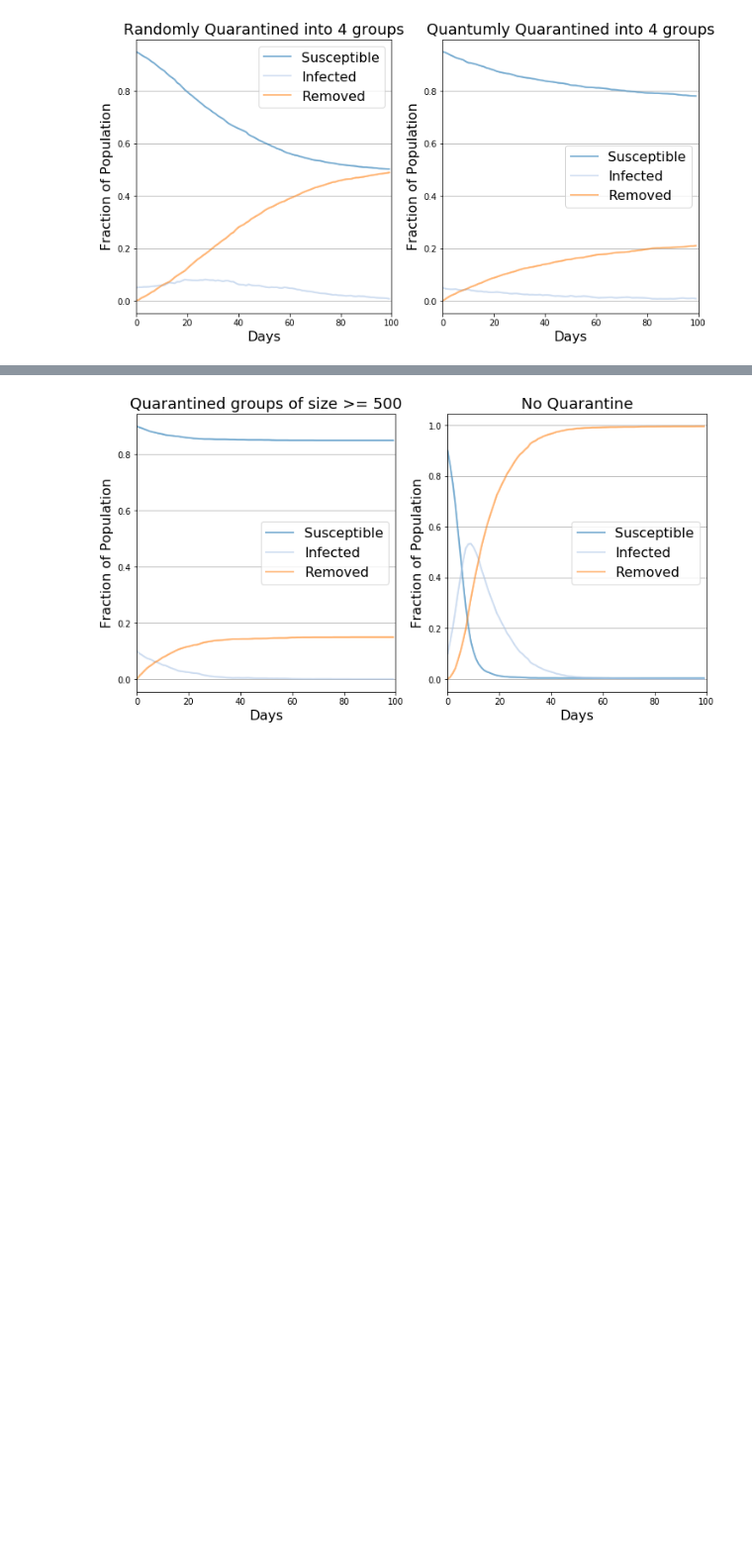
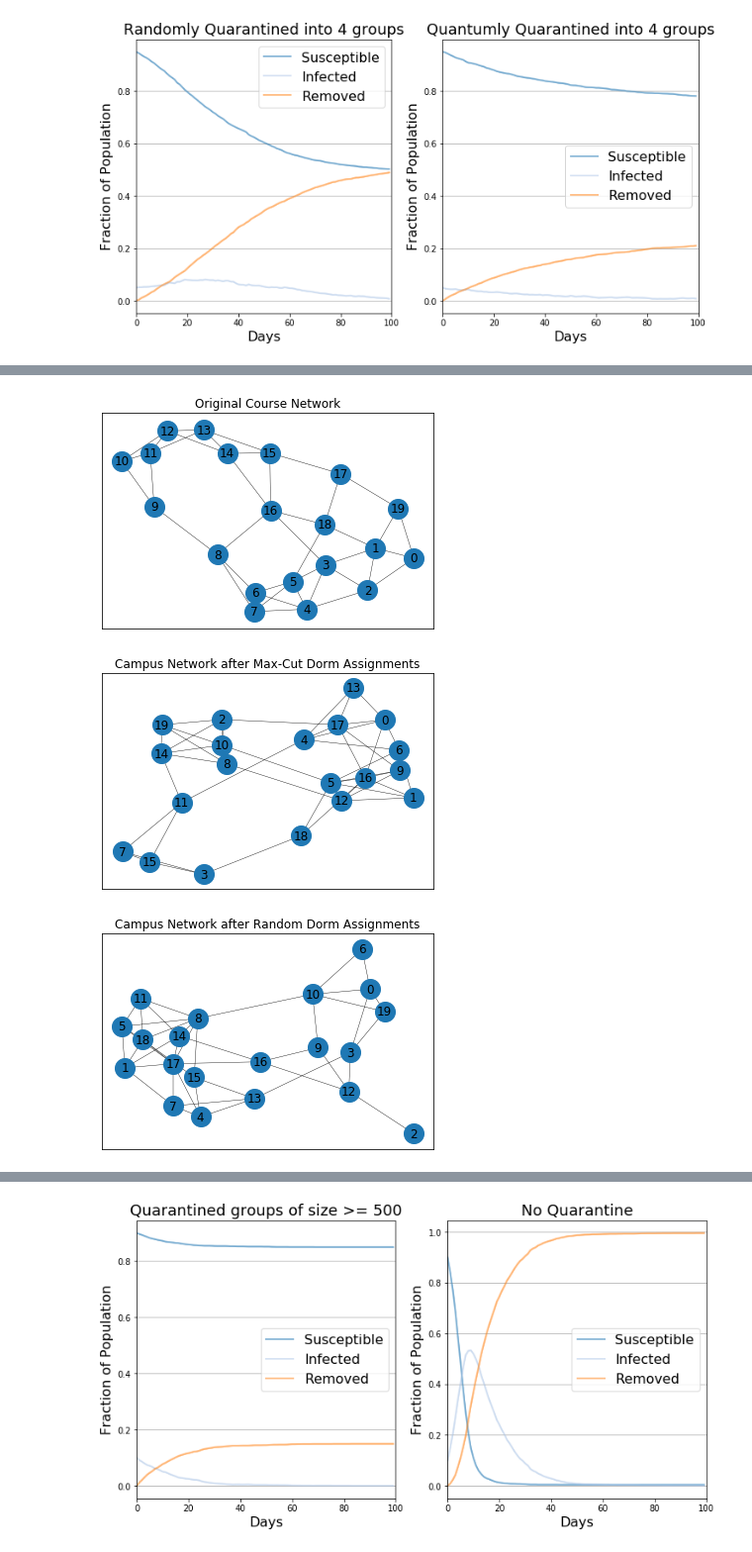
Before and after one commit to Andris-Huang/optimization, a Jupyter notebook: quarantine_maxcut/Using D-Wave to Determine College Campus Quarantine Groups.ipynb, the cells around one changed output, grey strips where cells are left out. Shown at 99% size. Drawn from its saved outputs; the diff is of its cells as text; code cells hidden in the pictures; blank space fills up the shorter version.

```diff
--- a/quarantine_maxcut/Using D-Wave to Determine College Campus Quarantine Groups.ipynb
+++ b/quarantine_maxcut/Using D-Wave to Determine College Campus Quarantine Groups.ipynb
@@ -334,6 +343,15 @@ plot_comparison(cornell_approx, cornell_approx_infected, r_infect = .6/cornell_a
 [figure]
 # %% [markdown]
 This looks promising, but let's compare it to a case of randomly breaking the population into 8 quarantine groups as a control
+# %%
+def random_grouping(G, num_groups):
+    """
+    Return a list of num_groups subgraphs of G of similar size and chosen randomly
+    """
+    group_nodes = [[] for _ in range(num_groups)]
+    for person in range(G.number_of_nodes()):
+        random.choice(group_nodes).append(person)
+    return [nx.Graph.subgraph(G, nodes) for nodes in group_nodes]
 # %%
 def plot_random_unquarantined_comparison(G, infected, num_groups_list=[8], r_infect=0.001, r_recover=0.01, iterations = 100, weighted = False):
     """
@@ -421,0 +451,5 @@ Quantum quarantining into 4 groups saves over half of the students compared to r
+# %%
+toyU_10p_infected = np.random.choice(range(toyU_n), int(toyU_n * .1),
+                                           replace=False)
+toyU_random_group_graphs = random_grouping(toyU, 4)
+toyU_quantum_group_graphs = binary_split(toyU, limit = 7, print_progress=True)
@@ -421,0 +458,12 @@ Quantum quarantining into 4 groups saves over half of the students compared to r
+# %%
+def relabel(a, b):
+    """
+    Relabels nodes in graph a to the nodes in graph b, unordered
+    """
+    assert(a.number_of_nodes() == b.number_of_nodes())
+    a_nodes = list(a.nodes)
+    b_nodes = list(b.nodes)
+    a_to_b_mapping = {}
+    for a_node, b_node in zip(a_nodes, b_nodes):
+        a_to_b_mapping[a_node] = b_node
+    return nx.relabel_nodes(a, a_to_b_mapping)
@@ -421,0 +510,16 @@ Quantum quarantining into 4 groups saves over half of the students compared to r
+# %%
+nx.draw_networkx(toyU, node_size=400, with_labels=True, width = .4)
+plt.title('Original Course Network')
+plt.show()
+toyU_quantum_campus = construct_campus_graph(toyU, toyU_quantum_group_graphs, 2, .7, .1, .05)
+nx.draw_networkx(toyU_quantum_campus, node_size=400, with_labels=True, width = .4)
+plt.title('Campus Network after Max-Cut Dorm Assignments')
+plt.show()
+toyU_random_campus = construct_campus_graph(toyU, toyU_random_group_graphs, 2, .7, .1, .05)
+nx.draw_networkx(toyU_random_campus, node_size=400, with_labels=True, width = .4)
+plt.title('Campus Network after Random Dorm Assignments')
+plt.show()
+# %% [output]
+[figure, added]
+[figure, added]
+[figure, added]
```
Also changed, not shown: parts of 39 cells of this notebook.
